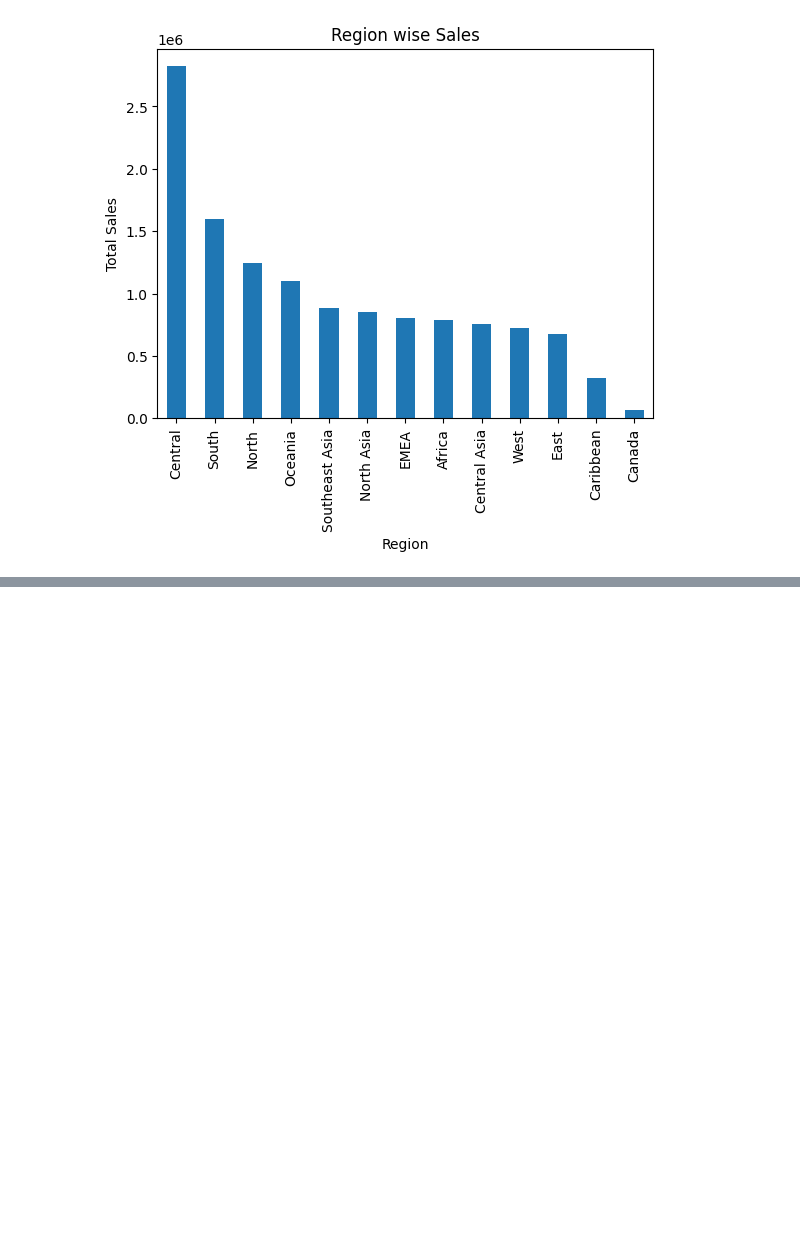
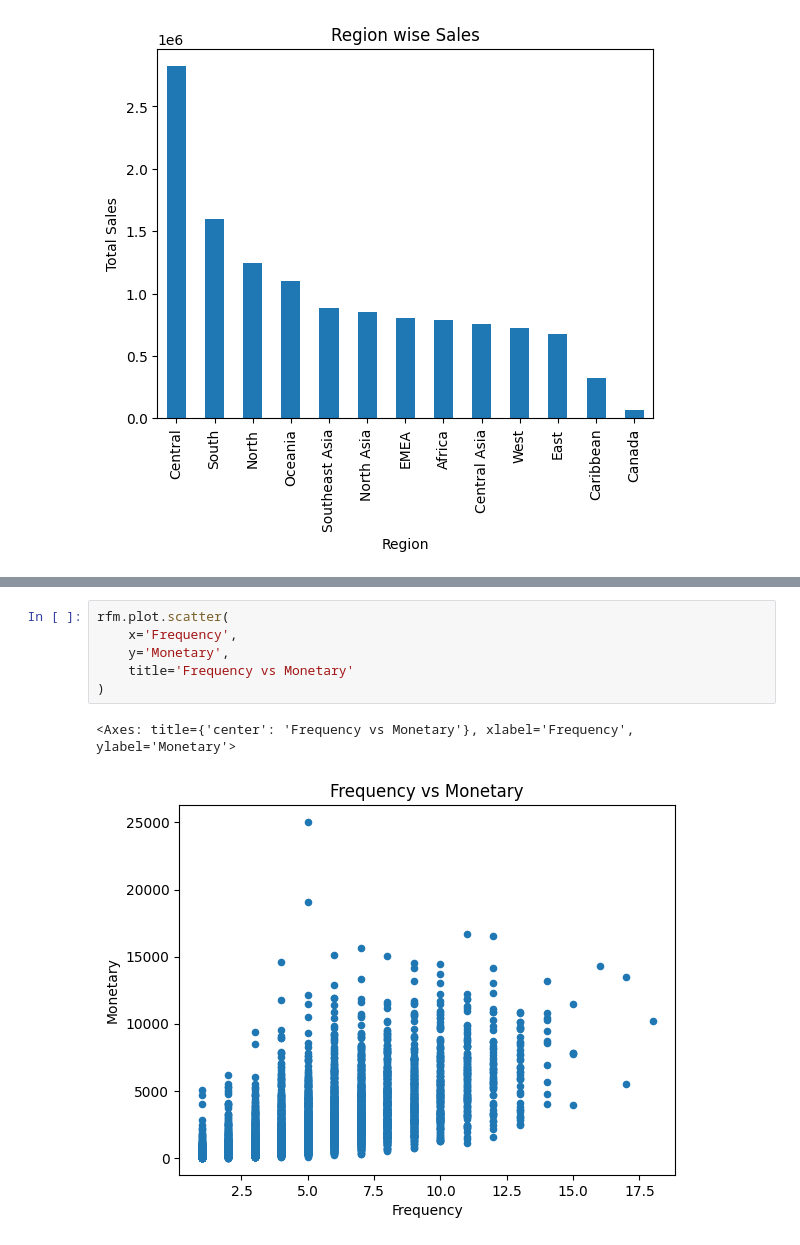
Before and after one commit to Manasagowda24/E_commerce-sales-analysis, a Jupyter notebook: cleaned_superstore_Analysis.ipynb, the cells around one changed output, grey strips where cells are left out. Cells and saved outputs as stored; diff of their text form; blank space fills up the shorter version.

```diff
--- a/cleaned_superstore_Analysis.ipynb
+++ b/cleaned_superstore_Analysis.ipynb
@@ -452,0 +675,9 @@ plt.show()
+# %%
+rfm.plot.scatter(
+    x='Frequency',
+    y='Monetary',
+    title='Frequency vs Monetary'
+)
+# %% [output]
+<Axes: title={'center': 'Frequency vs Monetary'}, xlabel='Frequency', ylabel='Monetary'>
+[figure, added]
```
Also changed, not shown: parts of 30 cells of this notebook, 1 other file.
